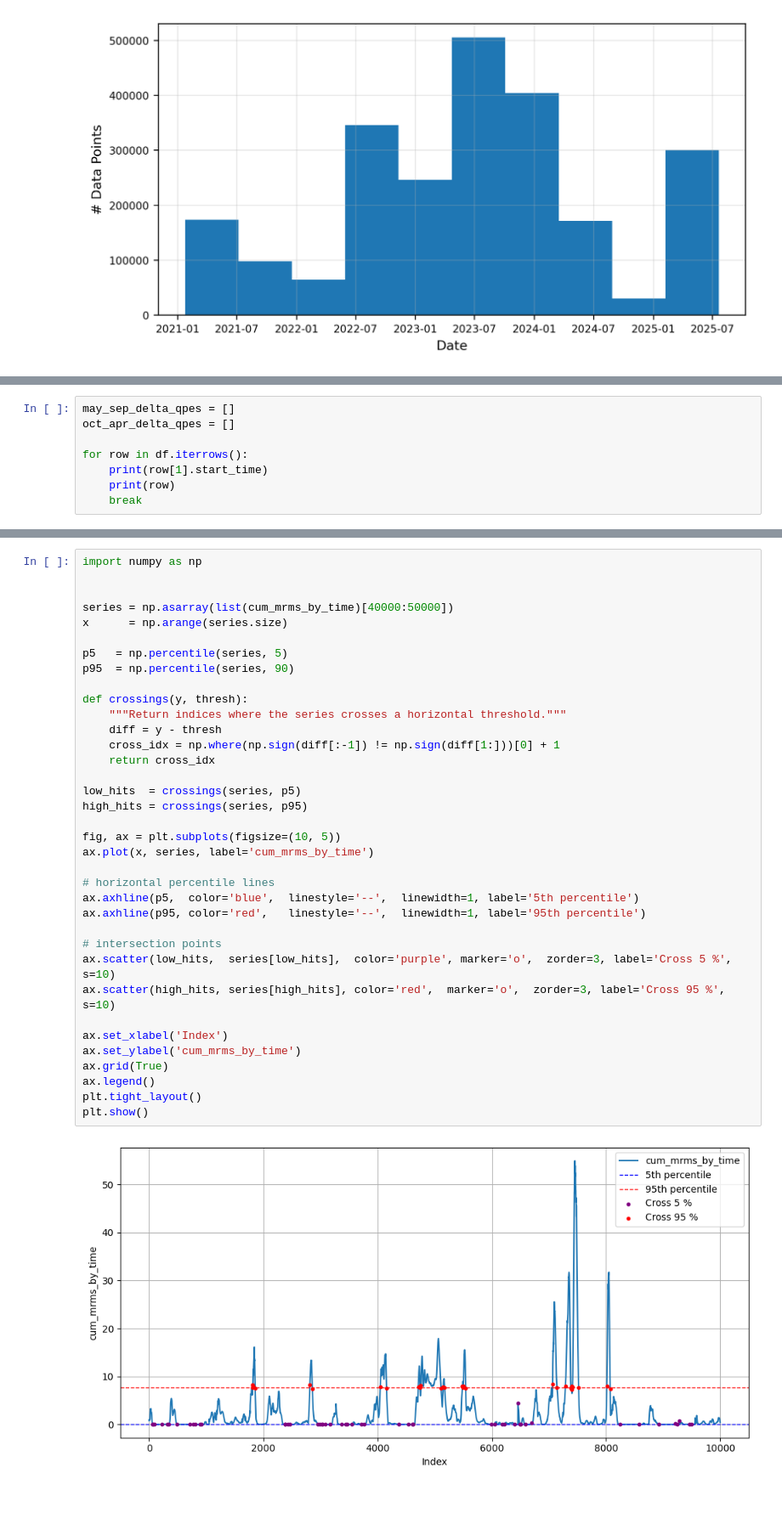
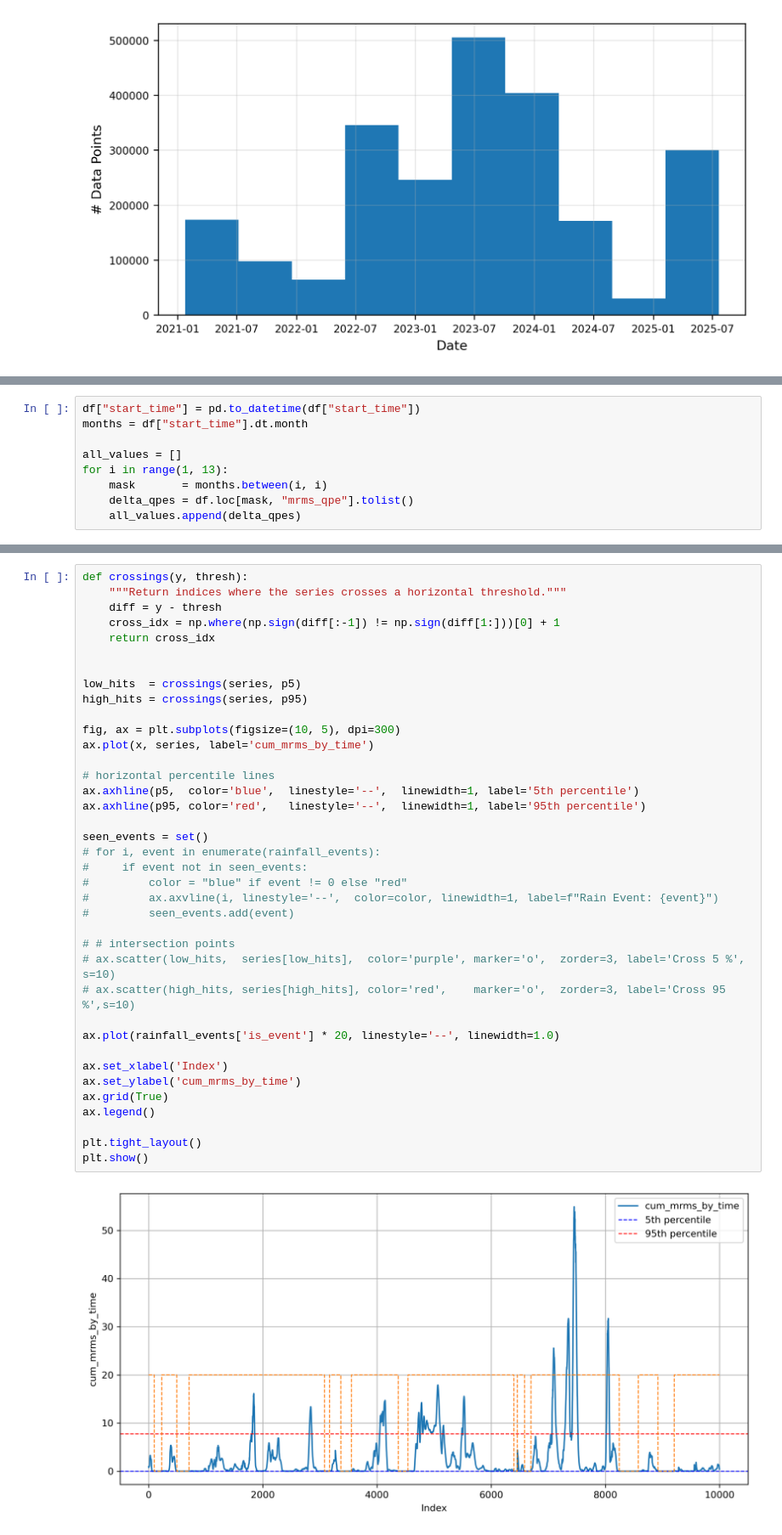
Before and after one commit to leharris3/ccrfcd-gauge-grids, a Jupyter notebook: notebooks/analysis.ipynb, the cells around one changed output, grey strips where cells are left out. Shown: that part at 85% size. Drawn from its saved outputs; the diff is of its cells as text; blank space fills up the shorter version.

Commit message:
event segmentation

```diff
--- a/notebooks/analysis.ipynb
+++ b/notebooks/analysis.ipynb
@@ -62,8 +62,9 @@ plt.show()
 # %%
-may_sep_delta_qpes = []
-oct_apr_delta_qpes = []
+df["start_time"] = pd.to_datetime(df["start_time"])
+months = df["start_time"].dt.month
 
-for row in df.iterrows():
-    print(row[1].start_time)
-    print(row)
-    break
+all_values = []
+for i in range(1, 13):
+    mask       = months.between(i, i)
+    delta_qpes = df.loc[mask, "mrms_qpe"].tolist()
+    all_values.append(delta_qpes)
@@ -158,38 +158,40 @@ cum_mrms_by_time = df[['start_time', 'mrms_qpe']].groupby(['start_time']).sum()[
 # %%
-import numpy as np
-
-
-series = np.asarray(list(cum_mrms_by_time)[40000:50000])
-x      = np.arange(series.size)
-
-p5   = np.percentile(series, 5)
-p95  = np.percentile(series, 90)
-
 def crossings(y, thresh):
     """Return indices where the series crosses a horizontal threshold."""
     diff = y - thresh
     cross_idx = np.where(np.sign(diff[:-1]) != np.sign(diff[1:]))[0] + 1
     return cross_idx
 
+
 low_hits  = crossings(series, p5)
 high_hits = crossings(series, p95)
 
-fig, ax = plt.subplots(figsize=(10, 5))
+fig, ax = plt.subplots(figsize=(10, 5), dpi=300)
 ax.plot(x, series, label='cum_mrms_by_time')
 
 # horizontal percentile lines
 ax.axhline(p5,  color='blue',  linestyle='--',  linewidth=1, label='5th percentile')
 ax.axhline(p95, color='red',   linestyle='--',  linewidth=1, label='95th percentile')
 
-# intersection points
-ax.scatter(low_hits,  series[low_hits],  color='purple', marker='o',  zorder=3, label='Cross 5 %', s=10)
-ax.scatter(high_hits, series[high_hits], color='red',  marker='o',  zorder=3, label='Cross 95 %',  s=10)
+seen_events = set()
+# for i, event in enumerate(rainfall_events):
+#     if event not in seen_events:
+#         color = "blue" if event != 0 else "red"
+#         ax.axvline(i, linestyle='--',  color=color, linewidth=1, label=f"Rain Event: {event}")
+#         seen_events.add(event)
+
+# # intersection points
+# ax.scatter(low_hits,  series[low_hits],  color='purple', marker='o',  zorder=3, label='Cross 5 %', s=10)
+# ax.scatter(high_hits, series[high_hits], color='red',    marker='o',  zorder=3, label='Cross 95 %',s=10)
+
+ax.plot(rainfall_events['is_event'] * 20, linestyle='--', linewidth=1.0)
 
 ax.set_xlabel('Index')
 ax.set_ylabel('cum_mrms_by_time')
 ax.grid(True)
 ax.legend()
+
 plt.tight_layout()
 plt.show()
 # %% [output]
-[figure, old version]
+[figure, new version]
```
Also changed, not shown: parts of 14 cells of this notebook.
